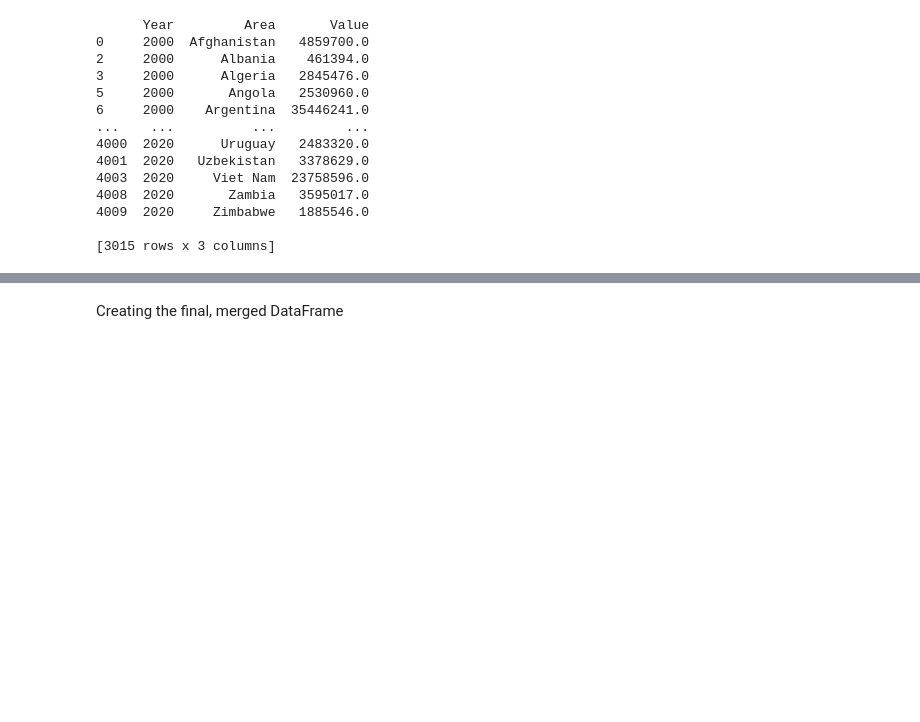
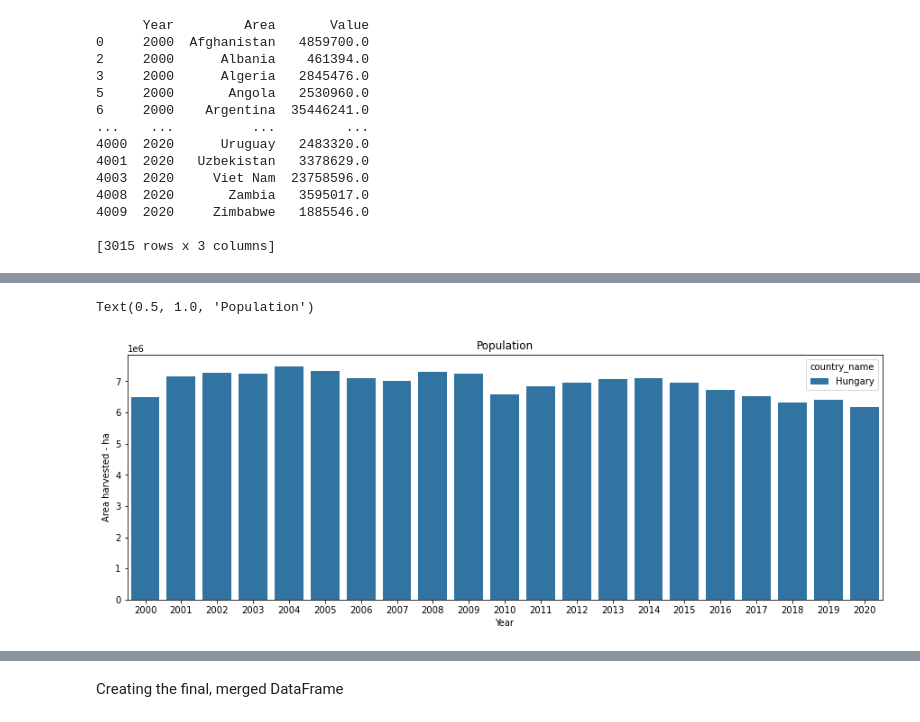
Before and after one commit to BoSuto/Specialist-Certificate-in-Data-Analytics-Essential-Jan-2023, a Jupyter notebook: Project - Spring 2023.ipynb, the cells around one changed output, grey strips where cells are left out. Cells and saved outputs as stored; diff of their text form; code cells hidden in the pictures; blank space fills up the shorter version.

```diff
--- a/Project - Spring 2023.ipynb
+++ b/Project - Spring 2023.ipynb
@@ -497,0 +576,4 @@ Text(0.5, 1.0, 'Population')
+# %%
+df_3 = pd.merge(filtered_forest_countries, filtered_food_valid_countries, left_on=['country_name','Year'], right_on=['Area', 'Year'], how='inner')
+print(df_3.shape)
+df_3.head()
@@ -497,0 +588,4 @@ Text(0.5, 1.0, 'Population')
+# %%
+df_4 = pd.merge(df_3, filtered_population_valid_countries, left_on=['country_name','Year'], right_on=['Country or Area', 'Year'], how='inner')
+print(df_4.shape)
+df_4.head()
@@ -497,0 +600,3 @@ Text(0.5, 1.0, 'Population')
+# %%
+df_4_final=df_4.rename(columns={'Value_x':'Area harvested - ha','Value_y':'Population' })
+df_4_final.head()
@@ -497,0 +610,10 @@ Text(0.5, 1.0, 'Population')
+# %%
+hungary = df_4_final['country_name'] == 'Hungary'
+hungary_df_4 = df_4_final[hungary]
+# %%
+fig, ax = plt.subplots(figsize=(15,5))
+sns.barplot(data=hungary_df_4, y='Area harvested - ha', x='Year', hue='country_name')
+plt.title('Population')
+# %% [output]
+Text(0.5, 1.0, 'Population')
+[figure, added]
```
Also changed, not shown: parts of 44 cells of this notebook.
